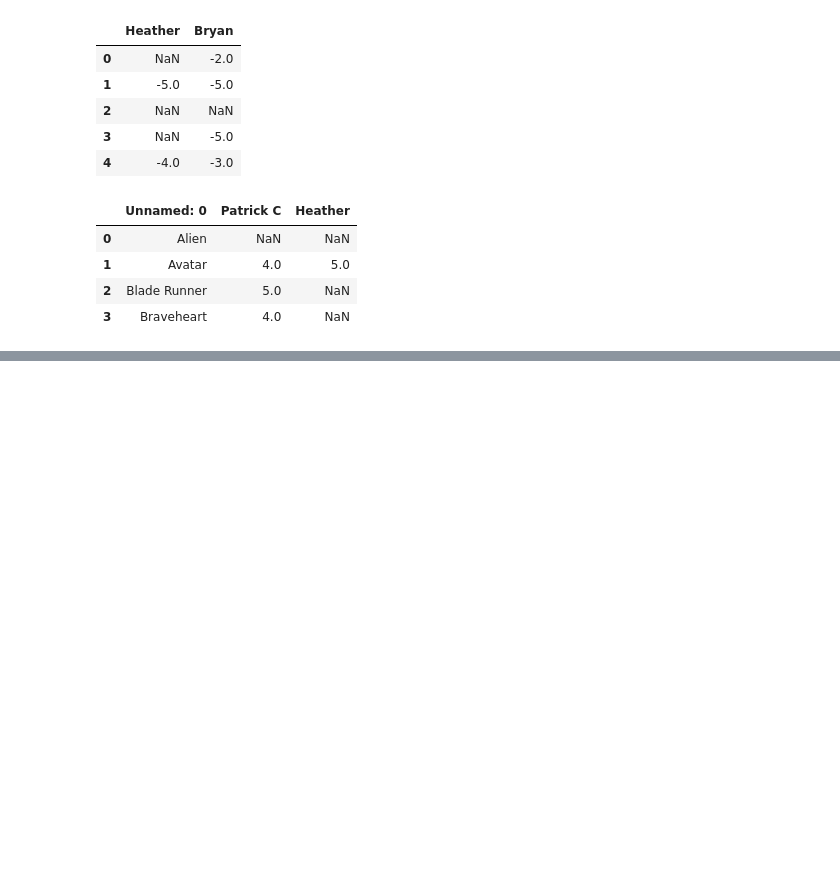
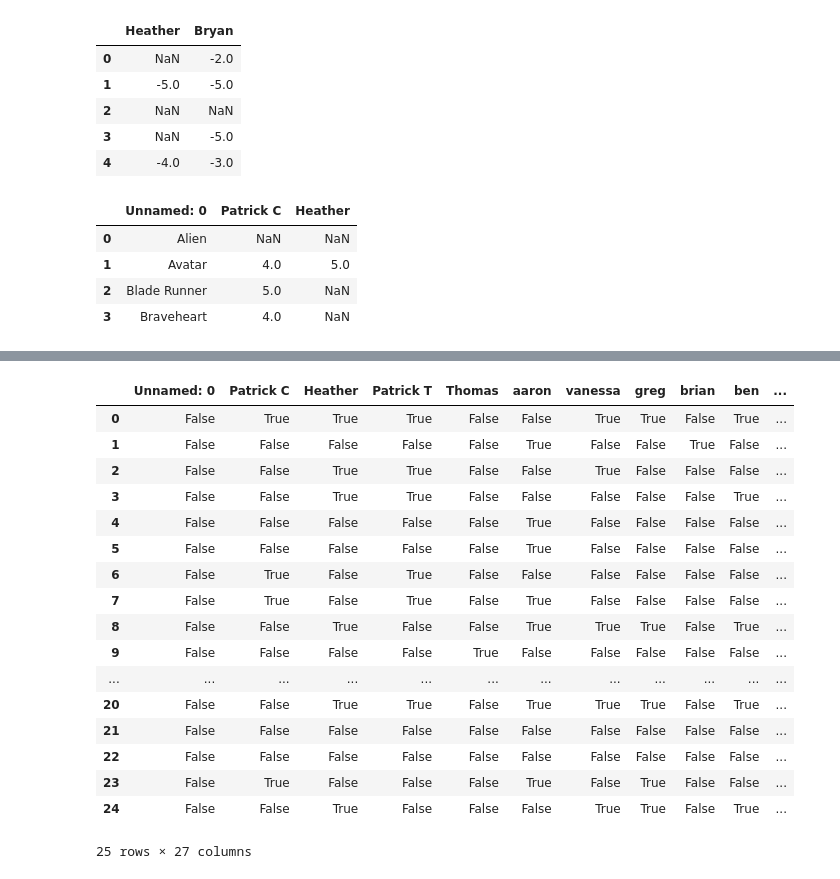
Before and after one commit to jfloreshe/Colab, a Jupyter notebook: temp/numpy-pandas.ipynb, the cells around one changed output, grey strips where cells are left out. Drawn from its saved outputs; the diff is of its cells as text; code cells hidden in the pictures; blank space fills up the shorter version.

```diff
--- a/temp/numpy-pandas.ipynb
+++ b/temp/numpy-pandas.ipynb
@@ -291,0 +320,3 @@ df_mr.iloc[0:4, 0:3]
+# %%
+df_mr['nueva_c'] = np.nan
+df_mr.head(2)
@@ -291,0 +328,4 @@ df_mr.iloc[0:4, 0:3]
+# %%
+data = np.arange(0, df_mr.shape[0])
+df_mr['Test2'] = data
+df_mr.tail()
@@ -291,0 +348,3 @@ df_mr.iloc[0:4, 0:3]
+# %%
+df_mr.append(df_mr)
+df_mr.tail()
@@ -291,0 +359,21 @@ df_mr.iloc[0:4, 0:3]
+# %%
+ df_mr.isnull()
+# %% [output]
+|  | Unnamed: 0 | Patrick C | Heather | Patrick T | Thomas | aaron | vanessa | greg | brian | ben | ... |
+| 0 | False | True | True | True | False | False | True | True | False | True | ... |
+| 1 | False | False | False | False | False | True | False | False | True | False | ... |
+| 2 | False | False | True | True | False | False | True | False | False | False | ... |
+| 3 | False | False | True | True | False | False | False | False | False | True | ... |
+| 4 | False | False | False | False | False | True | False | False | False | False | ... |
+| 5 | False | False | False | False | False | True | False | False | False | False | ... |
+| 6 | False | True | False | True | False | False | False | False | False | False | ... |
+| 7 | False | True | False | True | False | True | False | False | False | False | ... |
+| 8 | False | False | True | False | False | True | True | True | False | True | ... |
+| 9 | False | False | False | False | True | False | False | False | False | False | ... |
+| ... | ... | ... | ... | ... | ... | ... | ... | ... | ... | ... | ... |
+| 20 | False | False | True | True | False | True | True | True | False | True | ... |
+| 21 | False | False | False | False | False | False | False | False | False | False | ... |
+| 22 | False | False | False | False | False | False | False | False | False | False | ... |
+| 23 | False | True | False | False | False | True | False | True | False | False | ... |
+| 24 | False | False | True | False | False | False | True | True | False | True | ... |
+25 rows × 27 columns
```
Also changed, not shown: parts of 25 cells of this notebook, 2 other files.
